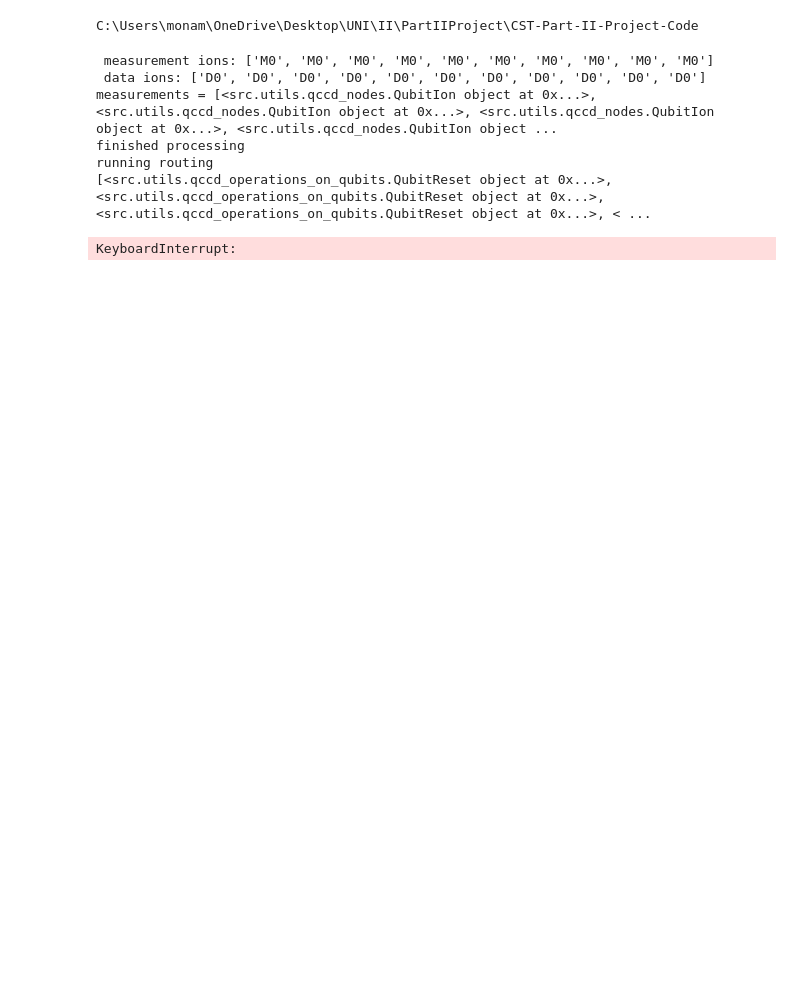
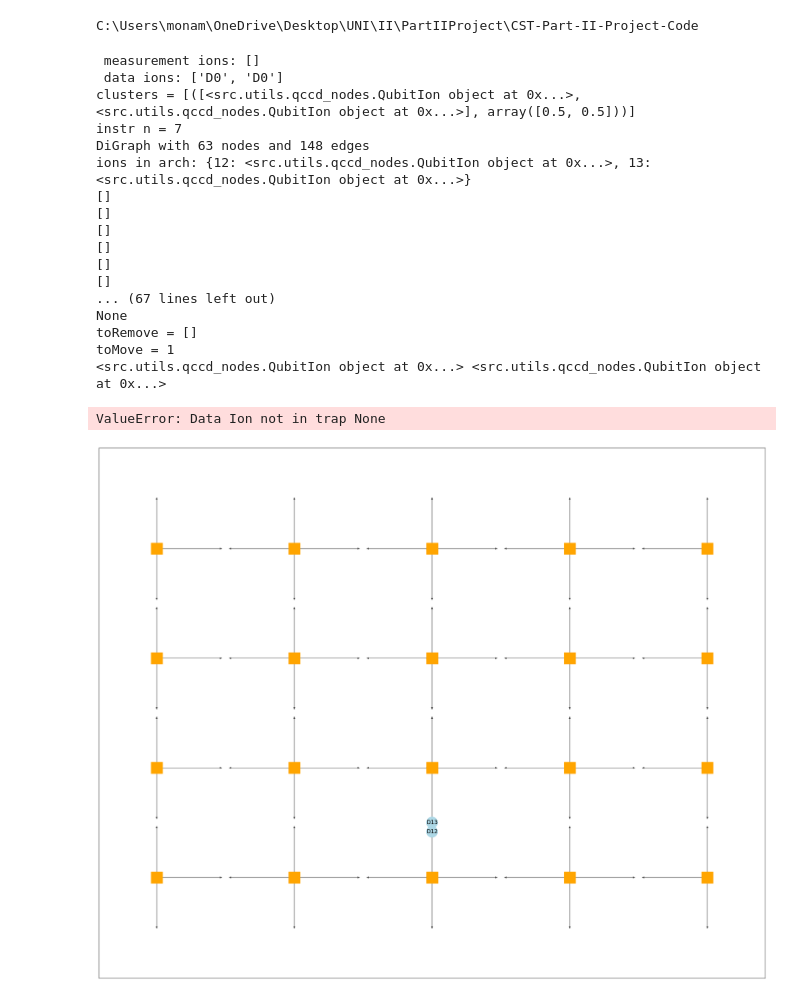
Before and after one commit to monamoeba/CST-Part-II-Project-Code, a Jupyter notebook: color_code_experiments/ionRoutingExperiments.ipynb, the cells around one changed output. Saved outputs shown, nothing was run; the diff lists cells and outputs as text; code cells hidden in the pictures; blank space fills up the shorter version.

Commit message:
ion routing investigation

```diff
--- a/color_code_experiments/ionRoutingExperiments.ipynb
+++ b/color_code_experiments/ionRoutingExperiments.ipynb
@@ -245,47 +256,73 @@ def naiveAltIonRouting(
 # Manual runs of testing routing
 from src.simulator.qccd_circuit import QCCDCircuit
 import numpy as np
+import matplotlib.pyplot as plt
 
-path = "./color_code_experiments/r=20,d=5,p=0.001,noise=uniform,c=midout_color_code_488_Z,gates=all.stim"
-TEST_DISTANCE = 6
+path = "./color_code_experiments/supersimplecircuit.txt"
+path1 = "./color_code_experiments/r=20,d=5,p=0.001,noise=uniform,c=midout_color_code_488_Z,gates=all.stim"
+TEST_DISTANCE = 2
 TEST_CAPACITY = 2
 
 with open(path, "r") as f:
     raw = f.read()
 
 circuit = QCCDCircuit(raw)
 #print(f"circuit: {str(circuit)}")
 
-s = "17 15 14 13 12 11 10 5 4 3 0"
+#s = "17 15 14 13 12 11 10 5 4 3 0"
+s = "0 1"
 d_qubits = list(int(i) for i in s.strip().split(" "))
 circuit.dataQubitsIdxs = list(d_qubits)
 
 qcount = 21
 
 arch, (instructions, _) = circuit.processColorCircuitAugmentedGrid(
     rows=TEST_DISTANCE + 1,
     cols=TEST_DISTANCE + 1,
     trapCapacity=TEST_CAPACITY,
     dataQubitIdxs=d_qubits
 )
+instructions, barriers = circuit._parseCircuitString(dataQubitsIdxs=d_qubits)
+
+arch.refreshGraph()
+print(f"instr n = {len(instructions)}")
+print(arch.graph)
+fig, ax = plt.subplots()
+arch.display(fig,ax, showLabels=False)
+print(f"ions in arch: {arch.ions}")
+for t in arch._manipulationTraps:
+    print(t.ions)
+    for i in t.ions:
+        print("ion here", i.parent)
+print(len(arch.ions))
 print(f"measurements = {circuit._measurementIons}, datas = {circuit._dataIons}")
 print("finished processing")
-
-arch.refreshGraph()
 
 # run
 print("running routing")
 allOps, barriers = naiveAltIonRouting(arch, instructions, TEST_CAPACITY)
 print("finished routing")
 print(f"allOps = {allOps} \n barriers = {barriers}")
 # %% [output]
- measurement ions: ['M0', 'M0', 'M0', 'M0', 'M0', 'M0', 'M0', 'M0', 'M0', 'M0']
- data ions: ['D0', 'D0', 'D0', 'D0', 'D0', 'D0', 'D0', 'D0', 'D0', 'D0', 'D0']
-measurements = [<src.utils.qccd_nodes.QubitIon object at 0x...>, <src.utils.qccd_nodes.QubitIon object at 0x...>, <src.utils.qccd_nodes.QubitIon object at 0x...>, <src.utils.qccd_nodes.QubitIon object ...
-finished processing
-running routing
-[<src.utils.qccd_operations_on_qubits.QubitReset object at 0x...>, <src.utils.qccd_operations_on_qubits.QubitReset object at 0x...>, <src.utils.qccd_operations_on_qubits.QubitReset object at 0x...>, < ...
+ measurement ions: []
+ data ions: ['D0', 'D0']
+clusters = [([<src.utils.qccd_nodes.QubitIon object at 0x...>, <src.utils.qccd_nodes.QubitIon object at 0x...>], array([0.5, 0.5]))]
+instr n = 7
+DiGraph with 63 nodes and 148 edges
+ions in arch: {12: <src.utils.qccd_nodes.QubitIon object at 0x...>, 13: <src.utils.qccd_nodes.QubitIon object at 0x...>}
+[]
+[]
+[]
+[]
+[]
+[]
+... (67 lines left out)
+None
+toRemove = []
+toMove = 1
+<src.utils.qccd_nodes.QubitIon object at 0x...> <src.utils.qccd_nodes.QubitIon object at 0x...>
-KeyboardInterrupt:
+ValueError: Data Ion not in trap None
+[figure, added]
 # %%
 TEST_DISTANCE = 3
 TEST_CAPACITY = 2
```
Also changed, not shown: parts of 2 cells of this notebook, 2 other files.
